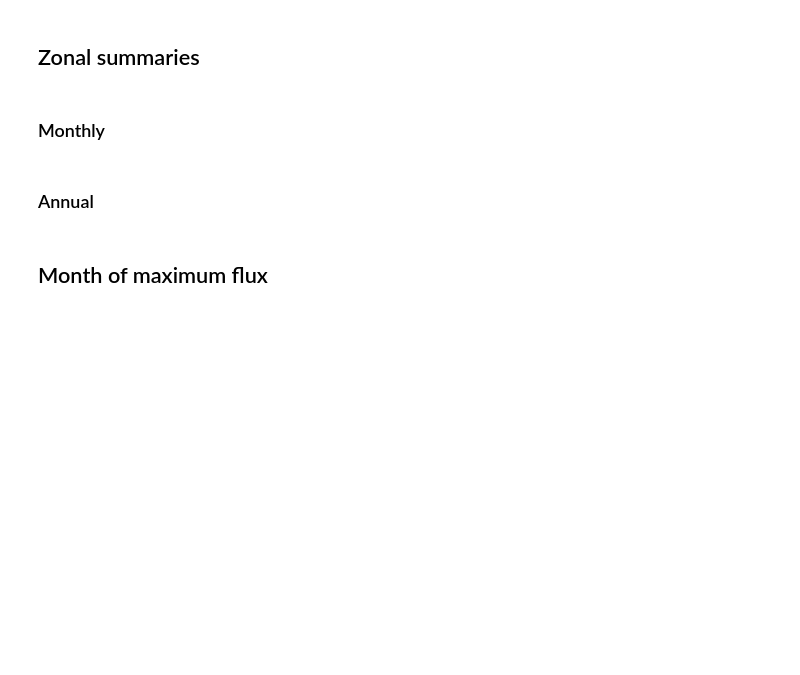
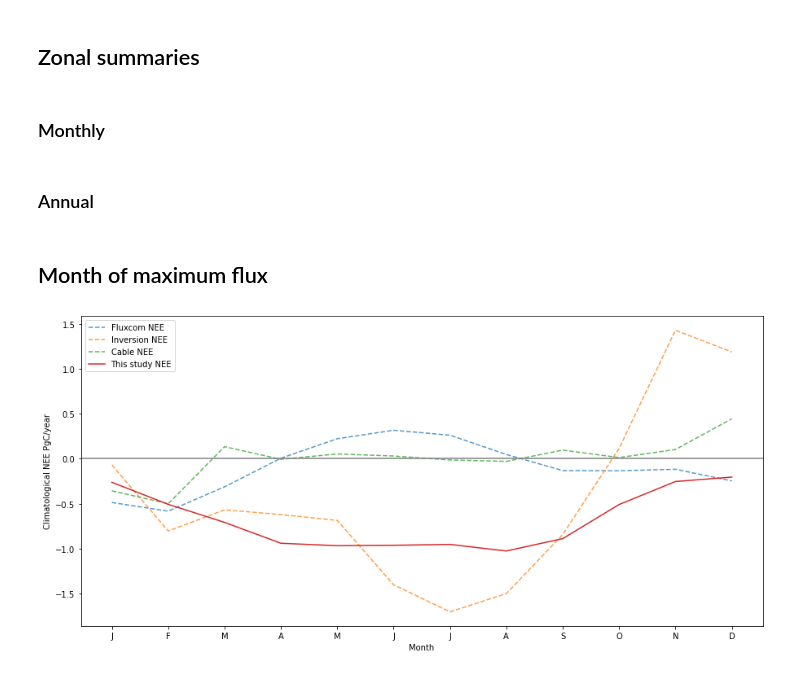
Before and after one commit to cbur24/NEE_modelling, a Jupyter notebook: 6a_Compare_products.ipynb, the cells around one changed output. Saved outputs shown, nothing was run; the diff lists cells and outputs as text; code cells hidden in the pictures; blank space fills up the shorter version.

```diff
--- a/6a_Compare_products.ipynb
+++ b/6a_Compare_products.ipynb
@@ -118,8 +69,33 @@ post.isel(time=1).plot.imshow()
+# %%
+fn = '/g/data/os22/chad_tmp/NEE_modelling/data/villalobos/post.tif'
+post = rxr.open_rasterio(fn).rename({'band':'month'})
+post['month']=ds.sel(time=slice('2015', '2019')).time.values
+post = post.rename({'month':'time'})
+post = xr_reproject(post, geobox=post.odc.geobox.to_crs('epsg:3577').compat, resampling='nearest')
+# post = assign_crs(post, crs='epsg:3577')
+post.attrs['nodata'] = np.nan
+post.attrs['units'] = 'PgC/year'
+
+fn = '/g/data/os22/chad_tmp/NEE_modelling/data/villalobos/land.tif'
+cable = rxr.open_rasterio(fn).rename({'band':'month'})
+cable['month']=ds.sel(time=slice('2015', '2019')).time.values
+cable = cable.rename({'month':'time'})
+cable = xr_reproject(cable, geobox=cable.odc.geobox.to_crs('epsg:3577').compat, resampling='nearest')
+# post = assign_crs(post, crs='epsg:3577')
+cable.attrs['nodata'] = np.nan
+cable.attrs['units'] = 'PgC/year'
+
+# create a mask for this janky dataset
+mask_inv = cable.where(cable==0).isel(time=1)
+mask_inv = mask_inv.astype(bool)
+
+post = post.where(mask_inv)
+cable = cable.where(mask_inv)
 # %% [markdown]
 ## Define a common grid
 
 Resolution is similar to Villalobos as that's the coarest product
 # %%
-grid = zoom_out(ds.odc.geobox, 10)
+grid = zoom_out(ds.odc.geobox, 15)
 # %%
 grid = grid.to_crs('EPSG:3577')
@@ -136,7 +114,8 @@ ds_fc = xr_reproject(ds_fc, geobox=grid.compat, resampling='average')
 ds_fc = ds_fc[var].where(~mask.astype(bool))
 ds_fc = ds_fc*30 #/day to /month
 # %%
-# post = xr_reproject(post, geobox=grid.compat, resampling='average')
+post = xr_reproject(post, geobox=grid.compat, resampling='bilinear')
+cable = xr_reproject(cable, geobox=grid.compat, resampling='bilinear')
 # %%
 modis_gpp = xr_reproject(modis_gpp, geobox=grid.compat, resampling='average')
 
@@ -171,9 +150,6 @@ modis_gpp = modis_gpp * area_per_pixel * 1e-12
 gosif_gpp = gosif_gpp * area_per_pixel * 1e-15
 # %% [markdown]
 ## Plot time-series and find annual mean and std dev
-# %%
-import matplotlib
-matplotlib.rcParams.update({'font.size': 16})
 # %%
 trim=False
 # %%
@@ -340,37 +333,39 @@ x = ds_clim_mean.month.values
 y_fc = ds_fc_clim_mean.where(~mask).sum(['x','y']).values
 x_fc = ds_fc_clim_mean.month.values
 
-y_post = post_clim_mean.where(mask_inv).sum(['latitude','longitude']).values
+y_post = post_clim_mean.sum(['x','y']).values
 x_post = post_clim_mean.month.values
 
-y_cable = cable_clim_mean.where(mask_inv).sum(['latitude','longitude']).values
+y_cable = cable_clim_mean.sum(['x','y']).values
 x_cable = cable_clim_mean.month.values
 
 # y_modis_gpp = modis_gpp_clim_mean.where(~mask).sum(['x','y']).values
 # x_modis_gpp = modis_gpp_clim_mean.month.values
 
 # y_gosif_gpp = gosif_gpp_clim_mean.where(~mask).sum(['x','y']).values
 # x_gosif_gpp = gosif_gpp_clim_mean.month.values
 
 fig,ax = plt.subplots(1,1, figsize=(15,7))
 ax.plot(x_fc, y_fc, linestyle='--', label='Fluxcom '+var, alpha=0.75)
 ax.plot(x_post, y_post, linestyle='--', label='Inversion '+var, alpha=0.75)
 ax.plot(x_cable, y_cable, linestyle='--', label='Cable '+var, alpha=0.75)
 # ax.plot(x_modis_gpp, y_modis_gpp,  linestyle='--', label='MODIS '+var, alpha=0.75)
 # ax.plot(x_gosif_gpp, y_gosif_gpp,  linestyle='--', label='GOSIF '+var, alpha=0.75)
 ax.plot(x, y, label='This study '+var)
 
 ax.axhline(0, c='grey')
 
 # ax.fill_between(x_fc, y_fc-std_fc, y_fc+std_fc, alpha=0.5)
 # ax.fill_between(x, y-std, y+std, alpha=0.5)
 
 ax.legend(loc='upper left')
 # ax.set_title(var+' Climatology')
 ax.set_xlabel('Month')
 ax.set_xticks(range(1,13))
 ax.set_xticklabels(["J","F","M","A","M","J","J","A","S","O","N","D"])
 ax.set_ylabel('Climatological '+var+' PgC/year');
+# %% [output]
+[figure, added]
 # %%
 if var == 'NEE':
     max_mean_month = allNaN_arg(ds_clim_mean, 'month', 'min')
```
Also changed, not shown: parts of 16 cells of this notebook.
